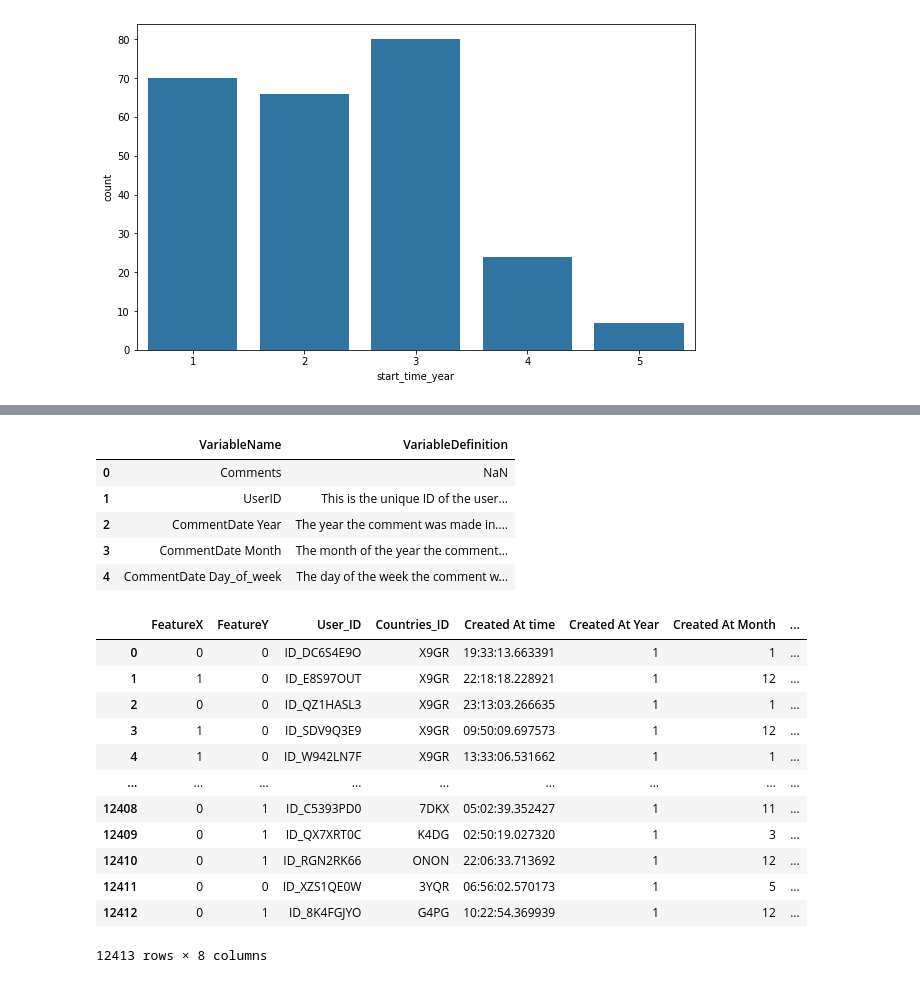
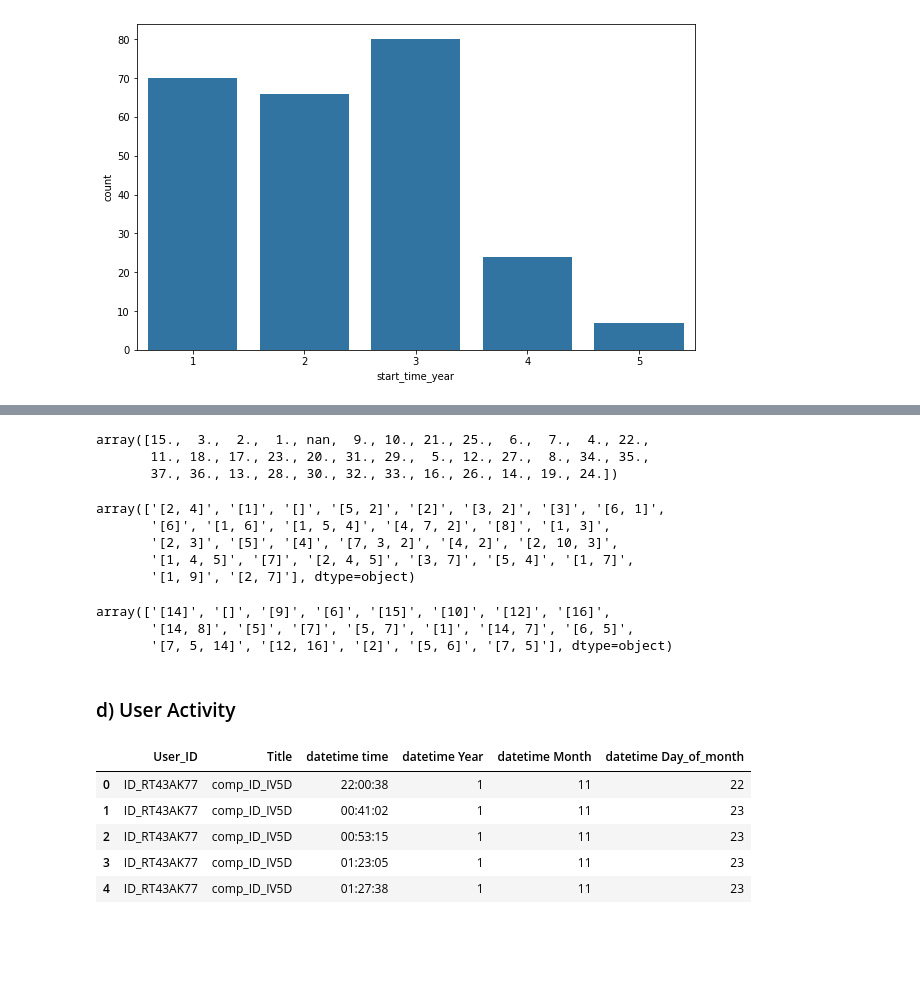
Before and after one commit to BochaberiDaisy/Zindi-New-User-Engagement-Prediction-Challenge, a Jupyter notebook: EDA.ipynb, the cells around one changed output, grey strips where cells are left out. Cells and saved outputs as stored; diff of their text form; code cells hidden in the pictures; blank space fills up the shorter version.

```diff
--- a/EDA.ipynb
+++ b/EDA.ipynb
@@ -238,25 +253,33 @@ sample
+# %%
+competition1.featurec.unique()
+# %% [output]
+array([15.,  3.,  2.,  1., nan,  9., 10., 21., 25.,  6.,  7.,  4., 22.,
+       11., 18., 17., 23., 20., 31., 29.,  5., 12., 27.,  8., 34., 35.,
+       37., 36., 13., 28., 30., 32., 33., 16., 26., 14., 19., 24.])
+# %%
+competition1.featurea.unique()
+# %% [output]
+array(['[2, 4]', '[1]', '[]', '[5, 2]', '[2]', '[3, 2]', '[3]', '[6, 1]',
+       '[6]', '[1, 6]', '[1, 5, 4]', '[4, 7, 2]', '[8]', '[1, 3]',
+       '[2, 3]', '[5]', '[4]', '[7, 3, 2]', '[4, 2]', '[2, 10, 3]',
+       '[1, 4, 5]', '[7]', '[2, 4, 5]', '[3, 7]', '[5, 4]', '[1, 7]',
+       '[1, 9]', '[2, 7]'], dtype=object)
+# %%
+competition1.featureb.unique()
+# %% [output]
+array(['[14]', '[]', '[9]', '[6]', '[15]', '[10]', '[12]', '[16]',
+       '[14, 8]', '[5]', '[7]', '[5, 7]', '[1]', '[14, 7]', '[6, 5]',
+       '[7, 5, 14]', '[12, 16]', '[2]', '[5, 6]', '[7, 5]'], dtype=object)
+# %% [markdown]
+### d) User Activity
+# %%
+user_activity1=user_activity.copy()
 # %%
-variables.head()
+user_activity1.head()
 # %% [output]
-|  | VariableName | VariableDefinition |
-| 0 | Comments | NaN |
-| 1 | UserID | This is the unique ID of the user... |
-| 2 | CommentDate Year | The year the comment was made in.... |
-| 3 | CommentDate Month | The month of the year the comment... |
-| 4 | CommentDate Day_of_week | The day of the week the comment w... |
+|  | User_ID | Title | datetime time | datetime Year | datetime Month | datetime Day_of_month |
+| 0 | ID_RT43AK77 | comp_ID_IV5D | 22:00:38 | 1 | 11 | 22 |
+| 1 | ID_RT43AK77 | comp_ID_IV5D | 00:41:02 | 1 | 11 | 23 |
+| 2 | ID_RT43AK77 | comp_ID_IV5D | 00:53:15 | 1 | 11 | 23 |
+| 3 | ID_RT43AK77 | comp_ID_IV5D | 01:23:05 | 1 | 11 | 23 |
+| 4 | ID_RT43AK77 | comp_ID_IV5D | 01:27:38 | 1 | 11 | 23 |
-# %%
-users
-# %% [output]
-|  | FeatureX | FeatureY | User_ID | Countries_ID | Created At time | Created At Year | Created At Month | ... |
-| 0 | 0 | 0 | ID_DC6S4E9O | X9GR | 19:33:13.663391 | 1 | 1 | ... |
-| 1 | 1 | 0 | ID_E8S97OUT | X9GR | 22:18:18.228921 | 1 | 12 | ... |
-| 2 | 0 | 0 | ID_QZ1HASL3 | X9GR | 23:13:03.266635 | 1 | 1 | ... |
-| 3 | 1 | 0 | ID_SDV9Q3E9 | X9GR | 09:50:09.697573 | 1 | 12 | ... |
-| 4 | 1 | 0 | ID_W942LN7F | X9GR | 13:33:06.531662 | 1 | 1 | ... |
-| ... | ... | ... | ... | ... | ... | ... | ... | ... |
-| 12408 | 0 | 1 | ID_C5393PD0 | 7DKX | 05:02:39.352427 | 1 | 11 | ... |
-| 12409 | 0 | 1 | ID_QX7XRT0C | K4DG | 02:50:19.027320 | 1 | 3 | ... |
-| 12410 | 0 | 1 | ID_RGN2RK66 | ONON | 22:06:33.713692 | 1 | 12 | ... |
-| 12411 | 0 | 0 | ID_XZS1QE0W | 3YQR | 06:56:02.570173 | 1 | 5 | ... |
-| 12412 | 0 | 1 | ID_8K4FGJYO | G4PG | 10:22:54.369939 | 1 | 12 | ... |
-12413 rows × 8 columns
```
Also changed, not shown: parts of 23 cells of this notebook.
